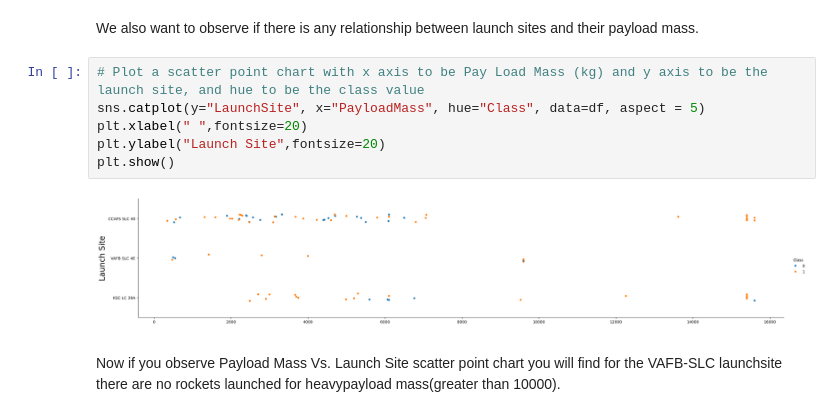
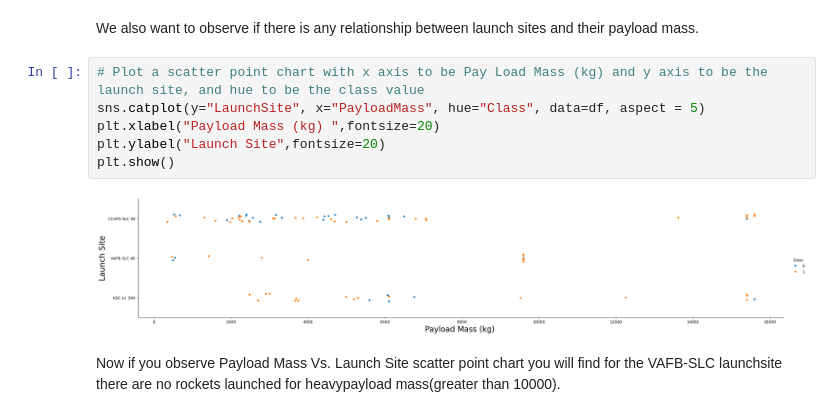
Before and after one commit to pdrobny/IBM-data-science-capstone, a Jupyter notebook: spacex-eda-dataviz.ipynb, the cells around one changed output. Drawn from its saved outputs; the diff is of its cells as text.

```diff
--- a/spacex-eda-dataviz.ipynb
+++ b/spacex-eda-dataviz.ipynb
@@ -111,11 +111,11 @@ We also want to observe if there is any relationship between launch sites and th
 # %%
 # Plot a scatter point chart with x axis to be Pay Load Mass (kg) and y axis to be the launch site, and hue to be the class value
 sns.catplot(y="LaunchSite", x="PayloadMass", hue="Class", data=df, aspect = 5)
-plt.xlabel(" ",fontsize=20)
+plt.xlabel("Payload Mass (kg) ",fontsize=20)
 plt.ylabel("Launch Site",fontsize=20)
 plt.show()
 # %% [output]
-[figure, old version]
+[figure, new version]
 # %% [markdown]
 Now if you observe Payload Mass Vs. Launch Site scatter point chart you will find for the VAFB-SLC  launchsite there are no  rockets  launched for  heavypayload mass(greater than 10000).
 # %% [markdown]
```
Also changed, not shown: parts of 4 cells of this notebook, 1 other file.
